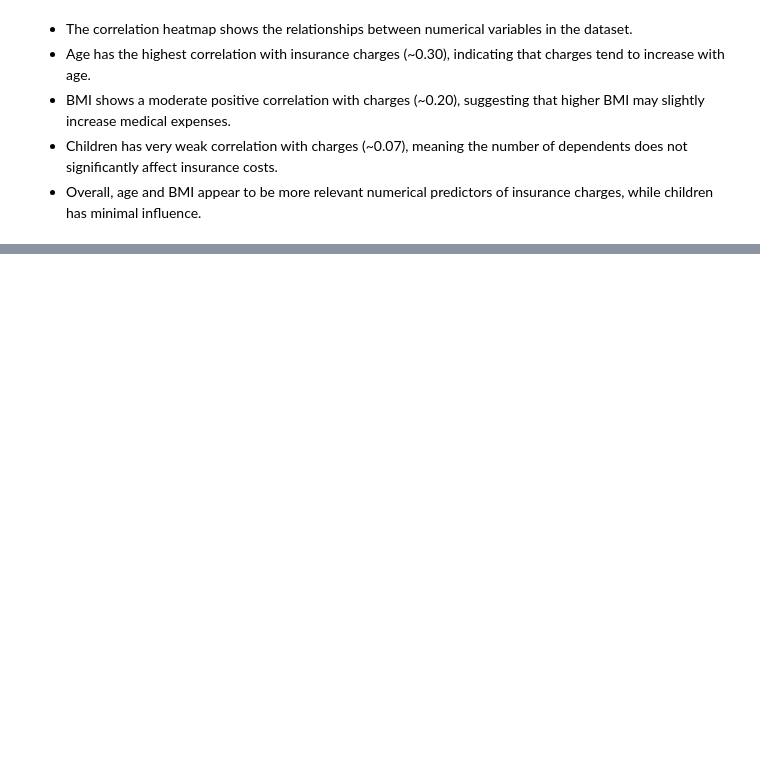
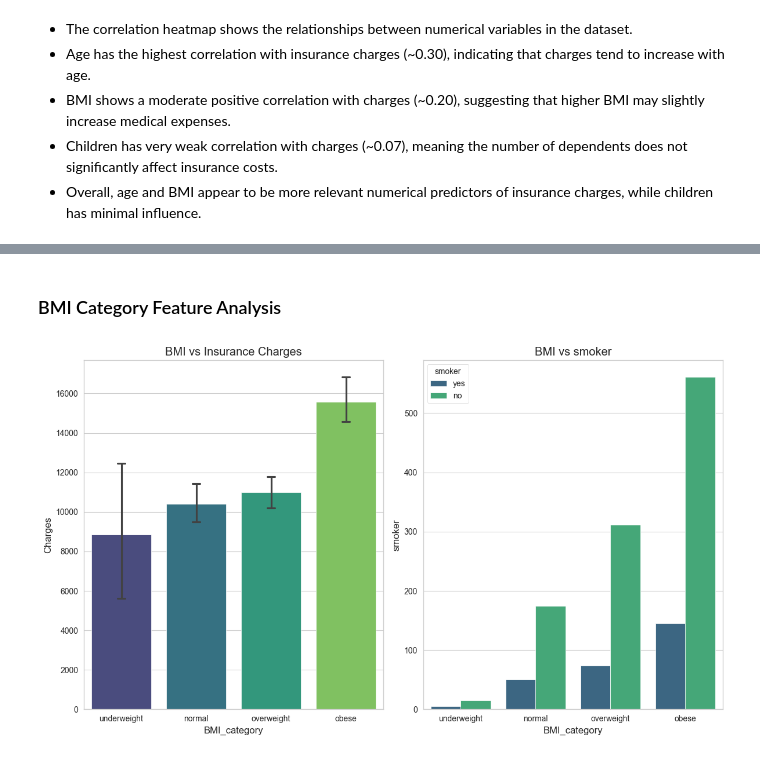
Before and after one commit to ashish-jonnada/medical-insurance-cost-prediction-ML, a Jupyter notebook: notebook/Medical_Insurance_prediction_ML.ipynb, the cells around one changed output, grey strips where cells are left out. Drawn from its saved outputs; the diff is of its cells as text; code cells hidden in the pictures; blank space fills up the shorter version.

Commit message:
Completed BMI Category Feature Creation

```diff
--- a/notebook/Medical_Insurance_prediction_ML.ipynb
+++ b/notebook/Medical_Insurance_prediction_ML.ipynb
@@ -207,0 +214,12 @@ plt.show()
+# %%
+def bmi_category(bmi):
+    if bmi<18.5:
+        return "underweight"
+    elif bmi<25:
+        return "normal"
+    elif bmi<30:
+        return "overweight"
+    else:
+        return "obese"
+# %%
+df["BMI_category"]=df["bmi"].apply(bmi_category)
@@ -207,0 +249,20 @@ plt.show()
+# %% [markdown]
+### BMI Category Feature Analysis
+# %%
+category_oder=["underweight","normal","overweight","obese"]
+plt.figure(figsize=(12,7))
+plt.subplot(1,2,1)
+sns.barplot(data=df , x="BMI_category" , y="charges",palette = "viridis",order=category_oder,capsize=0.1)
+plt.title("BMI vs Insurance Charges")
+plt.xlabel("BMI_category")
+plt.ylabel("Charges")
+
+plt.subplot(1,2,2)
+sns.countplot(data=df , x="BMI_category" , hue="smoker",palette = "viridis",order=category_oder)
+plt.title("BMI vs smoker")
+plt.xlabel("BMI_category")
+plt.ylabel("smoker")
+plt.tight_layout()
+plt.show()
+# %% [output]
+[figure, added]
```
Also changed, not shown: parts of 7 cells of this notebook.
